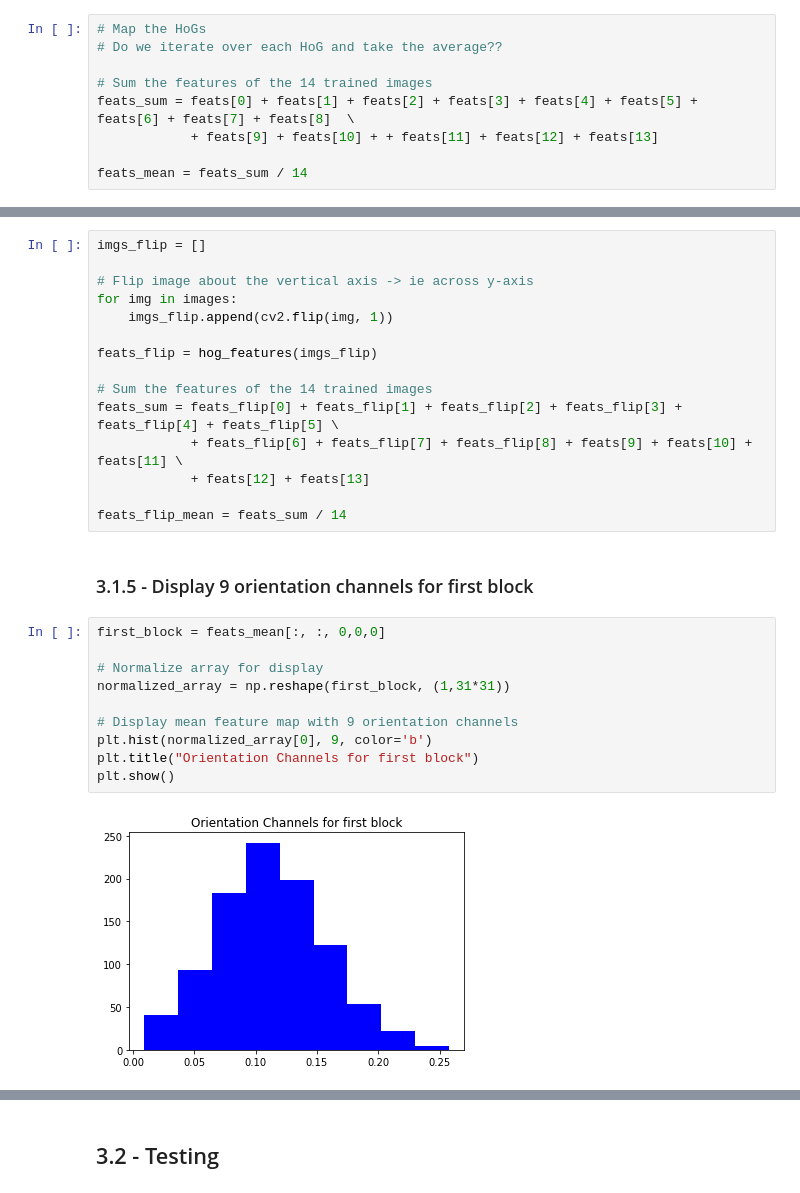
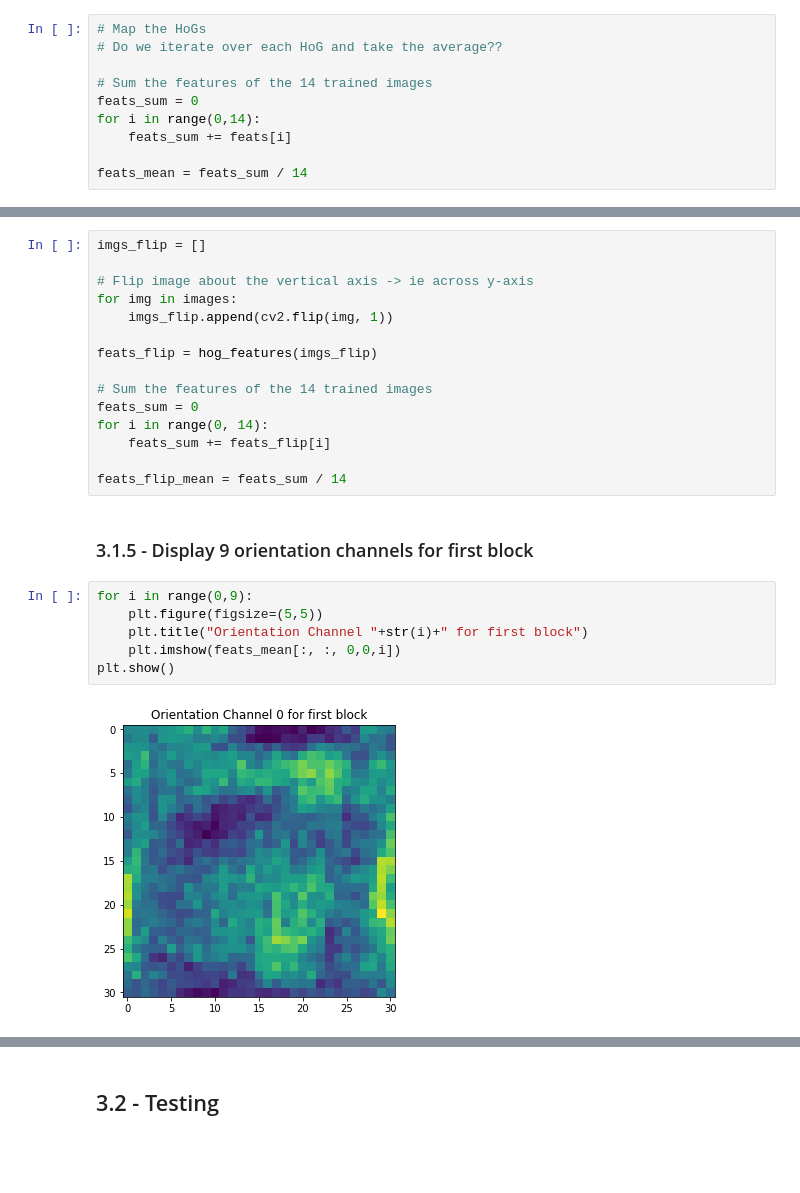
Before and after one commit to Patrick-Erath/OpenCV, a Jupyter notebook: Assignment2/A2-Question3.ipynb, the cells around one changed output, grey strips where cells are left out. Saved outputs shown, nothing was run; the diff lists cells and outputs as text; blank space fills up the shorter version.

```diff
--- a/Assignment2/A2-Question3.ipynb
+++ b/Assignment2/A2-Question3.ipynb
@@ -72,8 +73,9 @@ feats = hog_features(images)
 # Do we iterate over each HoG and take the average??
 
 # Sum the features of the 14 trained images
-feats_sum = feats[0] + feats[1] + feats[2] + feats[3] + feats[4] + feats[5] + feats[6] + feats[7] + feats[8]  \
-            + feats[9] + feats[10] + + feats[11] + feats[12] + feats[13]
+feats_sum = 0
+for i in range(0,14):
+    feats_sum += feats[i]
 
 feats_mean = feats_sum / 14
 # %% [markdown]
@@ -88,22 +90,18 @@ for img in images:
 feats_flip = hog_features(imgs_flip)
 
 # Sum the features of the 14 trained images
-feats_sum = feats_flip[0] + feats_flip[1] + feats_flip[2] + feats_flip[3] + feats_flip[4] + feats_flip[5] \
-            + feats_flip[6] + feats_flip[7] + feats_flip[8] + feats[9] + feats[10] + feats[11] \
-            + feats[12] + feats[13]
+feats_sum = 0
+for i in range(0, 14):
+    feats_sum += feats_flip[i]
 
 feats_flip_mean = feats_sum / 14
 # %% [markdown]
 ### 3.1.5 - Display 9 orientation channels for first block
-# %%
-first_block = feats_mean[:, :, 0,0,0]
-
-# Normalize array for display
-normalized_array = np.reshape(first_block, (1,31*31))
-
-# Display mean feature map with 9 orientation channels
-plt.hist(normalized_array[0], 9, color='b')
-plt.title("Orientation Channels for first block")
-plt.show()
-# %% [output]
-[figure, removed]
+# %%
+for i in range(0,9):
+    plt.figure(figsize=(5,5))
+    plt.title("Orientation Channel "+str(i)+" for first block")
+    plt.imshow(feats_mean[:, :, 0,0,i])
+plt.show()
+# %% [output]
+[figure, added]
```
Also changed, not shown: parts of 10 cells of this notebook, 11 other files.
